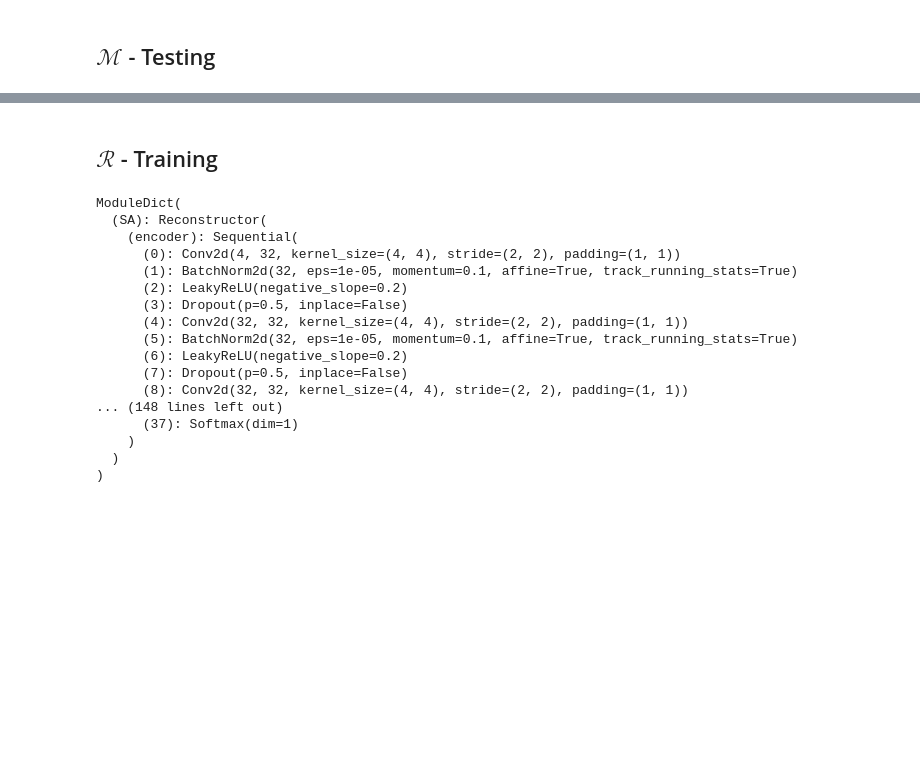
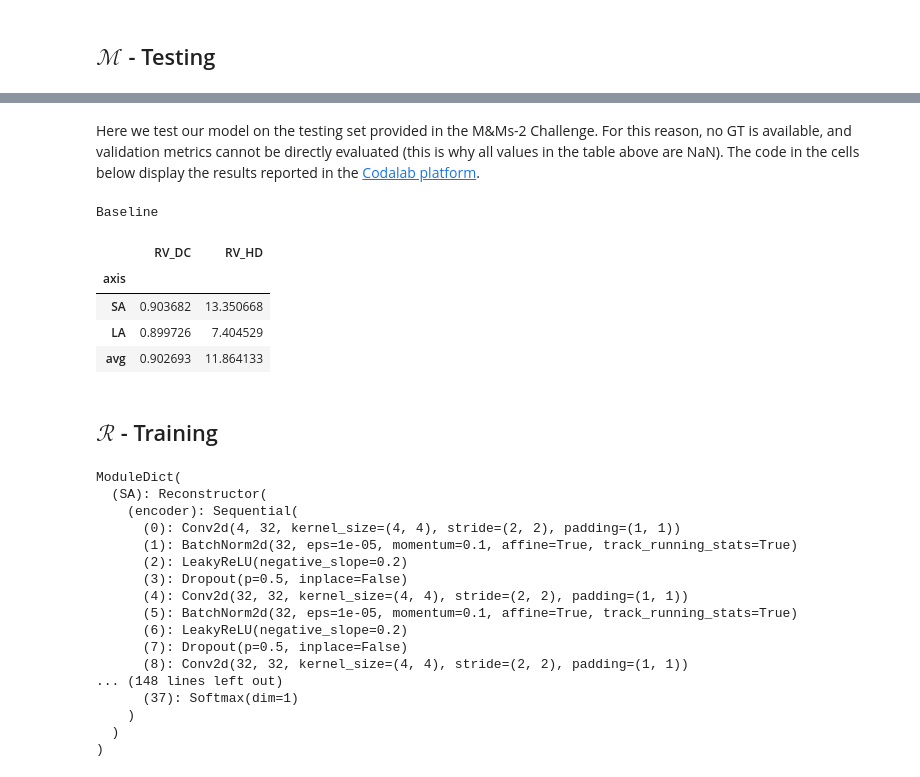
Before and after one commit to manigalati/MnMs2, a Jupyter notebook: Model_Refinement.ipynb, the cells around one changed output, grey strips where cells are left out. Saved outputs shown, nothing was run; the diff lists cells and outputs as text; code cells hidden in the pictures; blank space fills up the shorter version.

Commit message:
Validation is done with the Codalab platform.

```diff
--- a/Model_Refinement.ipynb
+++ b/Model_Refinement.ipynb
@@ -442,0 +442,2 @@ display_results(results)
+# %% [markdown]
+Here we test our model on the testing set provided in the M&Ms-2 Challenge. For this reason, no GT is available, and validation metrics cannot be directly evaluated (this is why all values in the table above are NaN). The code in the cells below display the results reported in the <a href="https://www.ub.edu/mnms-2/#:~:text=the%20competition%20in-,Codalab,-to%20submit%20your"> Codalab platform</a>.
@@ -443,3 +459,17 @@ display_results(results)
+# %%
+print("\033[1mBaseline\033[0m")
+pd.DataFrame.from_dict({
+    "axis": ["SA", "LA", "avg"],
+    "RV_DC": [0.903681832739, 0.899725671050, 0.902692792316],
+    "RV_HD": [13.350667610394, 7.404528745594, 11.864132894194],
+}).set_index("axis")
+# %% [output]
+Baseline
+|  | RV_DC | RV_HD |
+| axis |  |  |
+| SA | 0.903682 | 13.350668 |
+| LA | 0.899726 | 7.404529 |
+| avg | 0.902693 | 11.864133 |
 # %% [markdown]
 ## $\mathcal{R}$ - Training
 # %%
```
Also changed, not shown: parts of 23 cells of this notebook.
